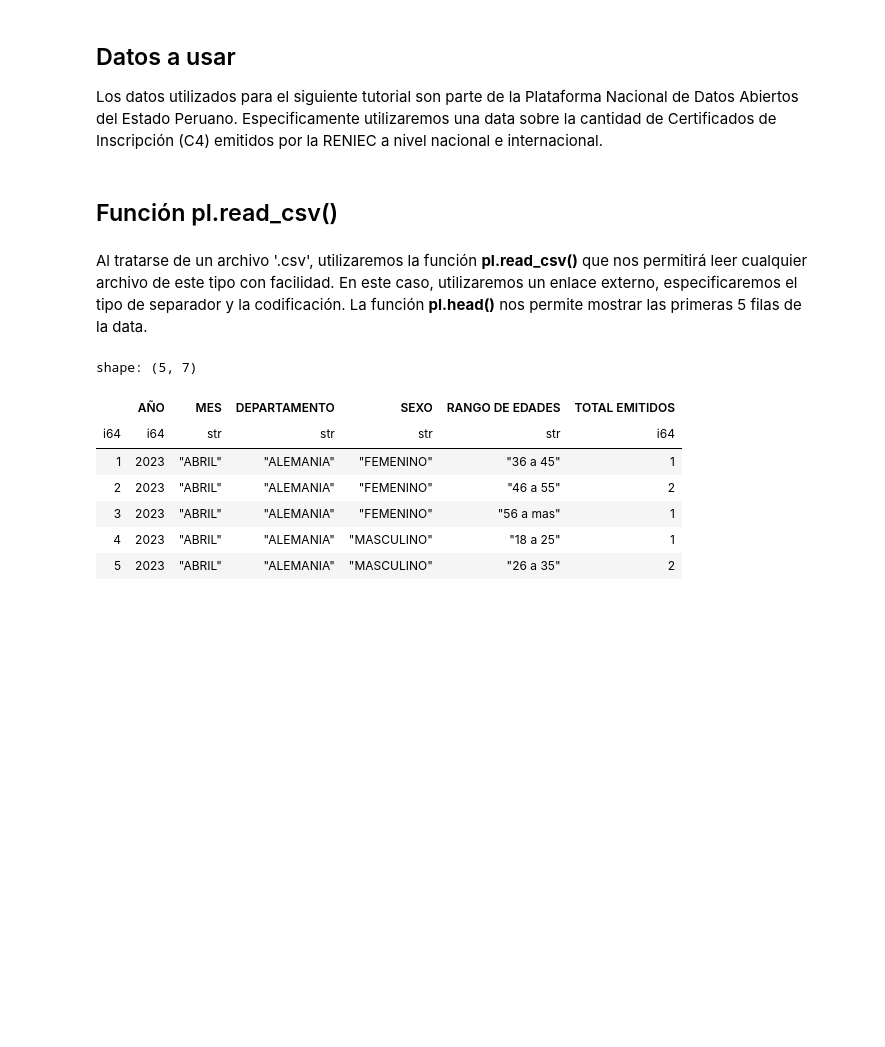
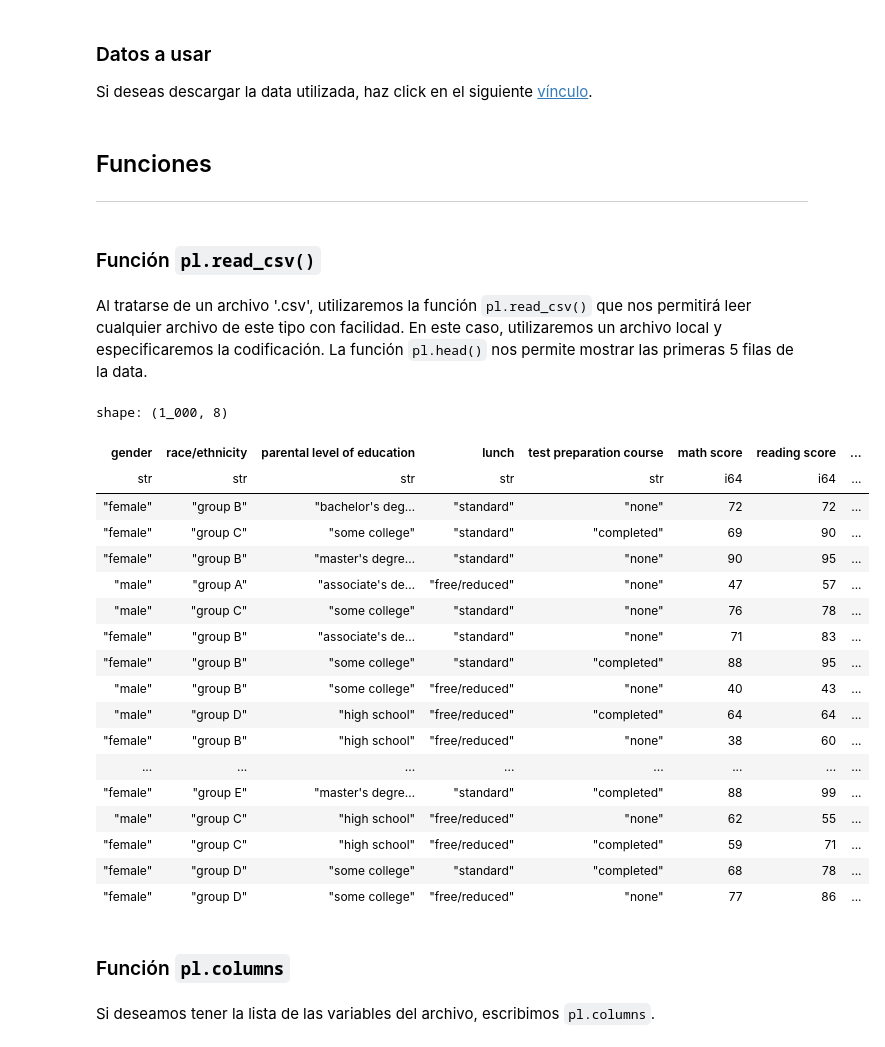
Before and after one commit to Marcello0206/Polars, a Jupyter notebook: Aprendiendo a usar Polars.ipynb, the cells around one changed output. Cells and saved outputs as stored; diff of their text form; code cells hidden in the pictures; blank space fills up the shorter version.

Commit message:
Agregando nueva data y varias funciones esenciales

````diff
--- a/Aprendiendo a usar Polars.ipynb
+++ b/Aprendiendo a usar Polars.ipynb
@@ -30,23 +37,44 @@ import polars as pl
 # %% [markdown]
-## Datos a usar
+### Datos a usar
 
-Los datos utilizados para el siguiente tutorial son parte de la Plataforma Nacional de Datos Abiertos del Estado Peruano. Especificamente utilizaremos una data sobre la cantidad de Certificados de Inscripción (C4) emitidos por la RENIEC a nivel nacional e internacional.
+Si deseas descargar la data utilizada, haz click en el siguiente [vínculo](https://drive.google.com/file/d/1DMjvgcPAYiO71LhaBxBELpUPnFN-bBHx/view?usp=sharing).
+# %% [markdown]
+## Funciones
+
+-------------
 # %% [markdown]
-## Función pl.read_csv()
+### Función ```pl.read_csv()```
 # %% [markdown]
 
-Al tratarse de un archivo '.csv', utilizaremos la función **pl.read_csv()** que nos permitirá leer cualquier archivo de este tipo con facilidad.
-En este caso, utilizaremos un enlace externo, especificaremos el tipo de separador y la codificación.
-La función **pl.head()** nos permite mostrar las primeras 5 filas de la data.
+Al tratarse de un archivo '.csv', utilizaremos la función ```pl.read_csv()``` que nos permitirá leer cualquier archivo de este tipo con facilidad.
+En este caso, utilizaremos un archivo local y especificaremos la codificación.
+La función ```pl.head()``` nos permite mostrar las primeras 5 filas de la data.
 # %%
-df = pl.read_csv('https://www.datosabiertos.gob.pe/sites/default/files/24_OTI_2023_ABR.csv',separator=";",encoding="latin")
-df.head()
+import polars as pl
+
+df = pl.read_csv('stud_perf_exam.csv',encoding="utf-8")
+df
 # %% [output]
-shape: (5, 7)
+shape: (1_000, 8)
-|  | AÑO | MES | DEPARTAMENTO | SEXO | RANGO DE EDADES | TOTAL EMITIDOS |
-| i64 | i64 | str | str | str | str | i64 |
-| 1 | 2023 | "ABRIL" | "ALEMANIA" | "FEMENINO" | "36 a 45" | 1 |
-| 2 | 2023 | "ABRIL" | "ALEMANIA" | "FEMENINO" | "46 a 55" | 2 |
-| 3 | 2023 | "ABRIL" | "ALEMANIA" | "FEMENINO" | "56 a mas" | 1 |
-| 4 | 2023 | "ABRIL" | "ALEMANIA" | "MASCULINO" | "18 a 25" | 1 |
-| 5 | 2023 | "ABRIL" | "ALEMANIA" | "MASCULINO" | "26 a 35" | 2 |
+| gender | race/ethnicity | parental level of education | lunch | test preparation course | math score | reading score | ... |
+| str | str | str | str | str | i64 | i64 | ... |
+| "female" | "group B" | "bachelor's deg… | "standard" | "none" | 72 | 72 | ... |
+| "female" | "group C" | "some college" | "standard" | "completed" | 69 | 90 | ... |
+| "female" | "group B" | "master's degre… | "standard" | "none" | 90 | 95 | ... |
+| "male" | "group A" | "associate's de… | "free/reduced" | "none" | 47 | 57 | ... |
+| "male" | "group C" | "some college" | "standard" | "none" | 76 | 78 | ... |
+| "female" | "group B" | "associate's de… | "standard" | "none" | 71 | 83 | ... |
+| "female" | "group B" | "some college" | "standard" | "completed" | 88 | 95 | ... |
+| "male" | "group B" | "some college" | "free/reduced" | "none" | 40 | 43 | ... |
+| "male" | "group D" | "high school" | "free/reduced" | "completed" | 64 | 64 | ... |
+| "female" | "group B" | "high school" | "free/reduced" | "none" | 38 | 60 | ... |
+| ... | ... | ... | ... | ... | ... | ... | ... |
+| "female" | "group E" | "master's degre… | "standard" | "completed" | 88 | 99 | ... |
+| "male" | "group C" | "high school" | "free/reduced" | "none" | 62 | 55 | ... |
+| "female" | "group C" | "high school" | "free/reduced" | "completed" | 59 | 71 | ... |
+| "female" | "group D" | "some college" | "standard" | "completed" | 68 | 78 | ... |
+| "female" | "group D" | "some college" | "free/reduced" | "none" | 77 | 86 | ... |
+# %% [markdown]
+### Función `pl.columns`
+# %% [markdown]
+Si deseamos tener la lista de las variables del archivo, escribimos `pl.columns`.
````
Also changed, not shown: parts of 35 cells of this notebook, 1 other file.
